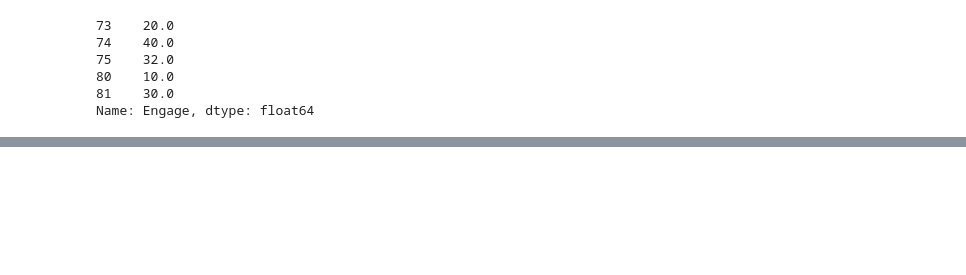
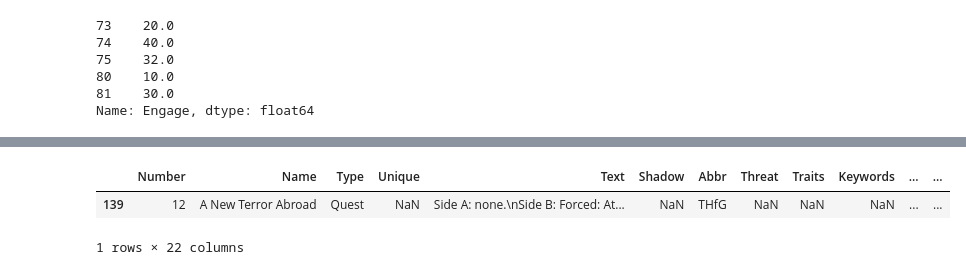
Before and after one commit to Cleedee/lord, a Jupyter notebook: analise_planilha.ipynb, the cells around one changed output, grey strips where cells are left out. Drawn from its saved outputs; the diff is of its cells as text; code cells hidden in the pictures; blank space fills up the shorter version.

```diff
--- a/analise_planilha.ipynb
+++ b/analise_planilha.ipynb
@@ -54,0 +133,6 @@ Name: Engage, dtype: float64
+# %%
+cartas.query("Name == 'A New Terror Abroad'")
+# %% [output]
+|  | Number | Name | Type | Unique | Text | Shadow | Abbr | Threat | Traits | Keywords | ... | ... |
+| 139 | 12 | A New Terror Abroad | Quest | NaN | Side A: none.\nSide B: Forced: At... | NaN | THfG | NaN | NaN | NaN | ... | ... |
+1 rows × 22 columns
```
Also changed, not shown: parts of 7 cells of this notebook, 2 other files.
